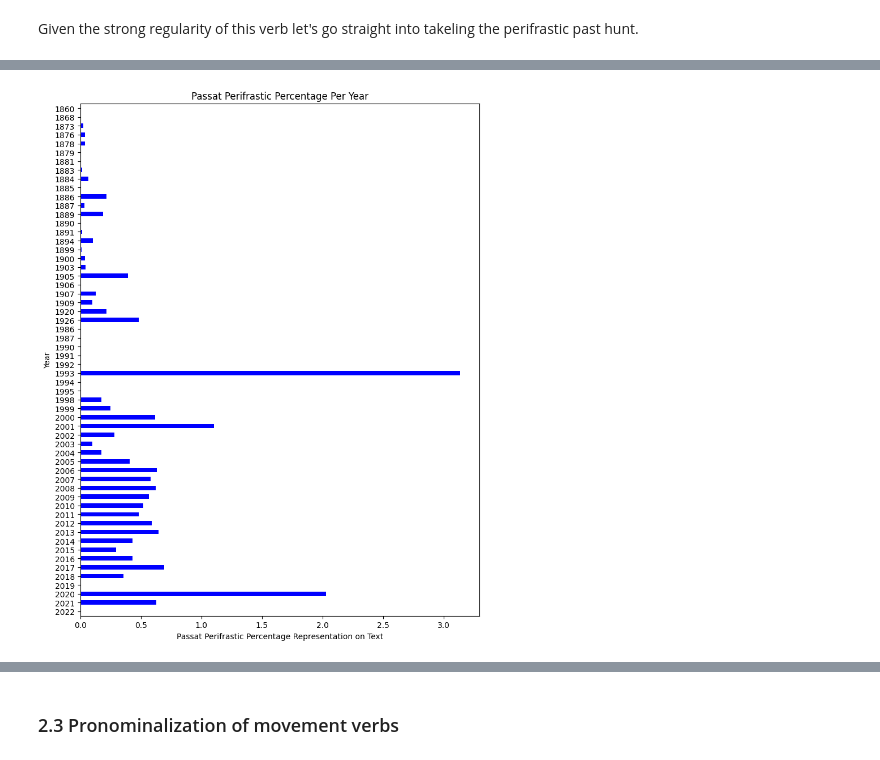
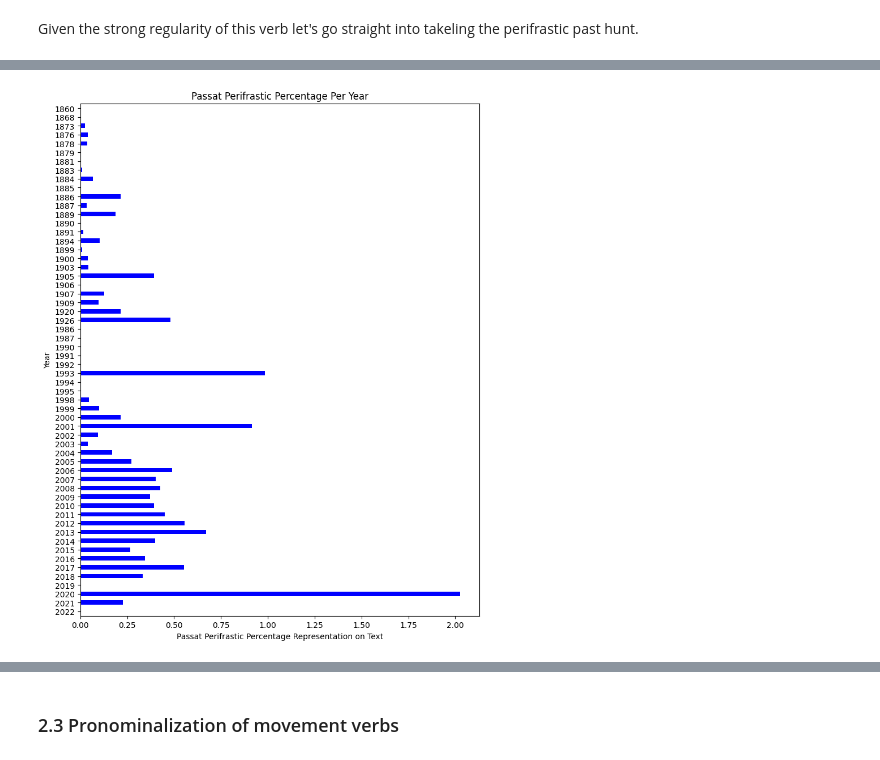
Before and after one commit to Data-Science-for-Linguists-2025/Linguistic-Markers-Catalan-Substitution, a Jupyter notebook: Analysis-1-LowLevel.ipynb, the cells around one changed output, grey strips where cells are left out. Cells and saved outputs as stored; diff of their text form; code cells hidden in the pictures.

```diff
--- a/Analysis-1-LowLevel.ipynb
+++ b/Analysis-1-LowLevel.ipynb
@@ -94,7 +109,7 @@ tokscomplete_df["toks_low"] = tokscomplete_df["toks"].apply(lambda x: [w.lower()
 def get_pf(tok_list, pf_target):
     '''
     takes in a token list and a pronom feble as target
-    returns a list of tupples
+    returns a list of 3 element tupples:
     (preceding word, target pronom feble, following word)
     '''
     found = [(tok_list[tok_list.index(word)-1], word, tok_list[tok_list.index(word)+1])
@@ -128,2 +151,9 @@ tokscomplete_df.head(2)
+# %%
+# divinding "hi" count by the token count per text piece
+# multiplying by 100 to get the percentage
+tokscomplete_df["hi_percent"] = tokscomplete_df.apply(
+    lambda row: (row["hi_count"] / row["Len_toks"]) * 100 if row["Len_toks"] > 0 else 0,
+    axis=1
+)
 # %%
 # plotting the "hi" distribution per year
@@ -211,0 +278,7 @@ tokscomplete_df.head(2)
+# %%
+# divinding "hi" count by the token count per text piece
+# multiplying by 100 to get the percentage
+tokscomplete_df["Pstp_percent"] = tokscomplete_df.apply(
+    lambda row: (row["Pstp_count"] / row["Len_toks"]) * 100 if row["Len_toks"] > 0 else 0,
+    axis=1
+)
@@ -212,17 +291,15 @@ tokscomplete_df.head(2)
 # %%
 # grouping by year
-# summing the "passat perifrastic" counts
-# divinding by the token count for that year
-# multiplying by 100 to get the precentage
-df_grouped = (tokscomplete_df.groupby("Year")["Pstp_count"].sum()/tokscomplete_df.groupby("Year")["Len_toks"].sum())*100
+# getting mean percentage of hi per text per year
+df_grouped = tokscomplete_df.groupby("Year")["Pstp_percent"].mean()
 
 plt.figure(figsize=(8, 10))
 df_grouped.plot(kind="barh", color="blue")
 plt.xlabel("Passat Perifrastic Percentage Representation on Text")
 plt.ylabel("Year")
 plt.title("Passat Perifrastic Percentage Per Year")
 plt.gca().invert_yaxis()  # Opcional, per invertir l'ordre de les etiquetes
 plt.tight_layout()
 plt.show()
 # %% [output]
-[figure, old version]
+[figure, new version]
```
Also changed, not shown: parts of 21 cells of this notebook.
